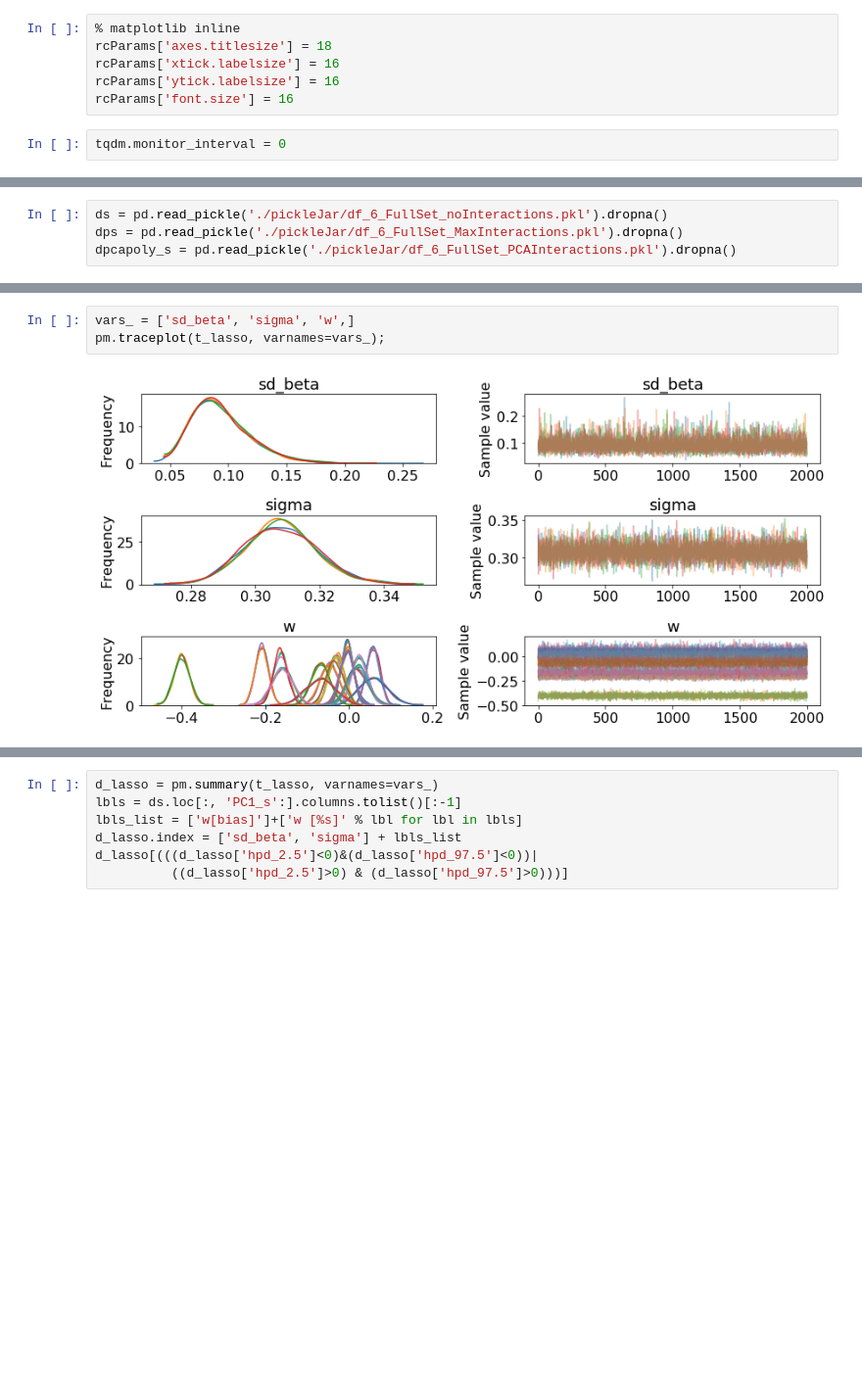
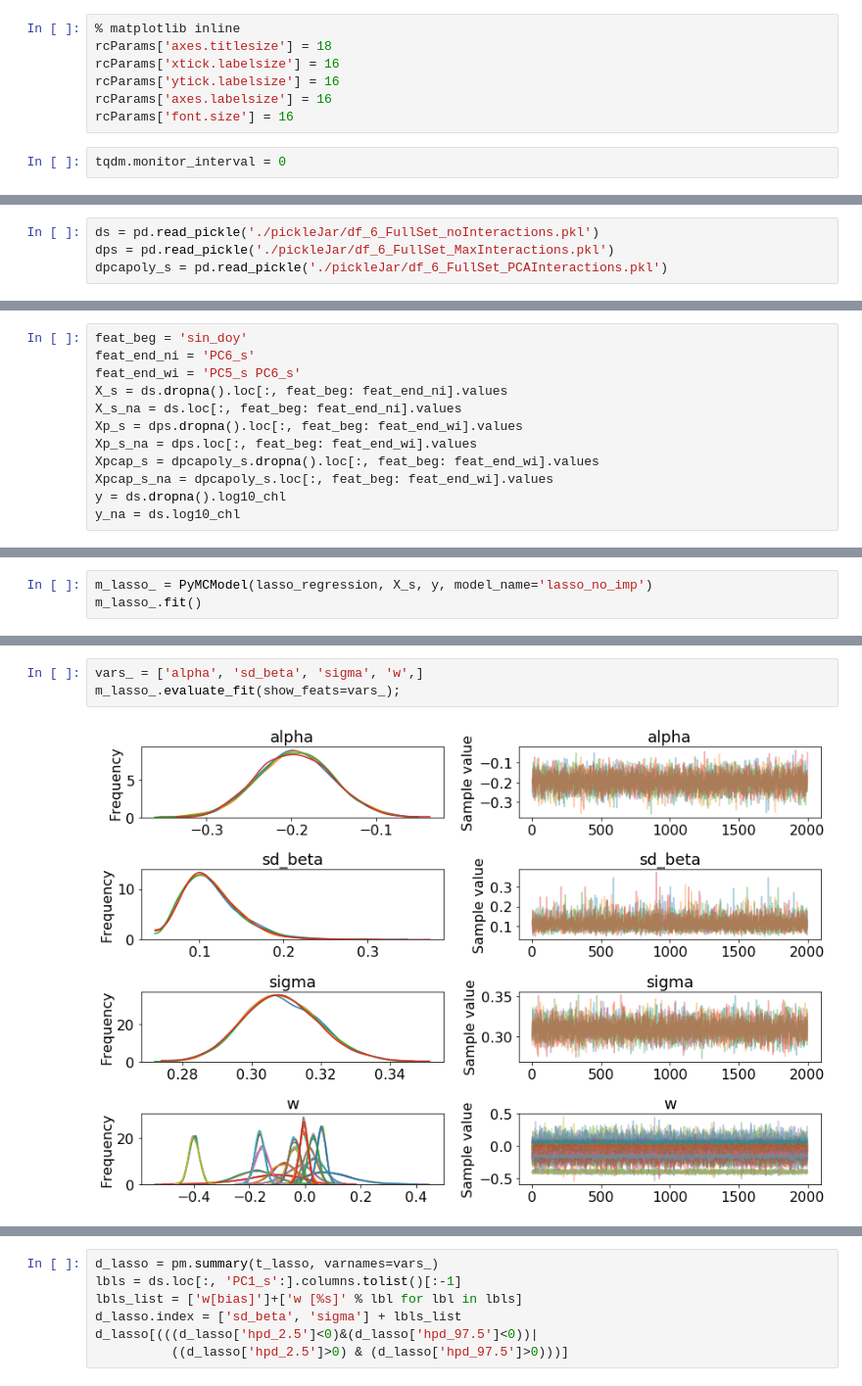
Before and after one commit to madHatter106/TOA_ML, a Jupyter notebook: TOA_ML_2_3_Bayesian_mlr_with temperature.ipynb, the cells around one changed output, grey strips where cells are left out. Shown at 98% size. Cells and saved outputs as stored; diff of their text form; blank space fills up the shorter version.

Commit message:
created pymc model class

```diff
--- a/TOA_ML_2_3_Bayesian_mlr_with temperature.ipynb
+++ b/TOA_ML_2_3_Bayesian_mlr_with temperature.ipynb
@@ -22,6 +22,7 @@ import cmocean.cm as cmo
 rcParams['axes.titlesize'] = 18
 rcParams['xtick.labelsize'] = 16
 rcParams['ytick.labelsize'] = 16
+rcParams['axes.labelsize'] = 16
 rcParams['font.size'] = 16
 # %%
 tqdm.monitor_interval = 0
@@ -139,9 +210,9 @@ def Plot_Model_Fits(trace, model, title=None, ax=None):
     f.tight_layout()
     return ax
 # %%
-ds = pd.read_pickle('./pickleJar/df_6_FullSet_noInteractions.pkl').dropna()
-dps = pd.read_pickle('./pickleJar/df_6_FullSet_MaxInteractions.pkl').dropna()
-dpcapoly_s = pd.read_pickle('./pickleJar/df_6_FullSet_PCAInteractions.pkl').dropna()
+ds = pd.read_pickle('./pickleJar/df_6_FullSet_noInteractions.pkl')
+dps = pd.read_pickle('./pickleJar/df_6_FullSet_MaxInteractions.pkl')
+dpcapoly_s = pd.read_pickle('./pickleJar/df_6_FullSet_PCAInteractions.pkl')
 # %%
 ds.head().T
 # %% [output]
@@ -204,0 +236,12 @@ NUTS: [w, sigma, sd_beta]
+# %%
+feat_beg = 'sin_doy'
+feat_end_ni = 'PC6_s'
+feat_end_wi = 'PC5_s PC6_s'
+X_s = ds.dropna().loc[:, feat_beg: feat_end_ni].values
+X_s_na = ds.loc[:, feat_beg: feat_end_ni].values
+Xp_s = dps.dropna().loc[:, feat_beg: feat_end_wi].values
+Xp_s_na = dps.loc[:, feat_beg: feat_end_wi].values
+Xpcap_s = dpcapoly_s.dropna().loc[:, feat_beg: feat_end_wi].values
+Xpcap_s_na = dpcapoly_s.loc[:, feat_beg: feat_end_wi].values
+y = ds.dropna().log10_chl
+y_na = ds.log10_chl
@@ -204,0 +252,3 @@ NUTS: [w, sigma, sd_beta]
+# %%
+m_lasso_ = PyMCModel(lasso_regression, X_s, y, model_name='lasso_no_imp')
+m_lasso_.fit()
@@ -205,6 +264,6 @@ NUTS: [w, sigma, sd_beta]
 # %%
-vars_ = ['sd_beta', 'sigma', 'w',]
-pm.traceplot(t_lasso, varnames=vars_);
+vars_ = ['alpha', 'sd_beta', 'sigma', 'w',]
+m_lasso_.evaluate_fit(show_feats=vars_);
 # %% [output]
-[figure, old version]
+[figure, new version]
 # %%
```
Also changed, not shown: parts of 25 cells of this notebook.
